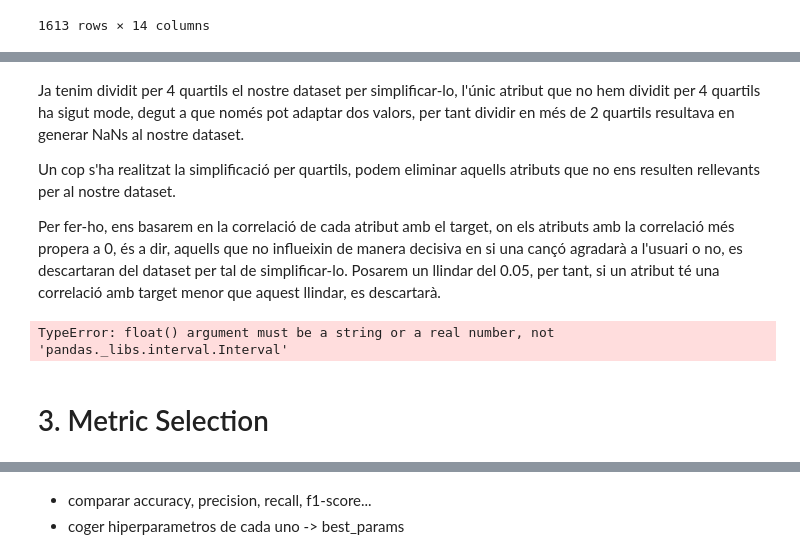
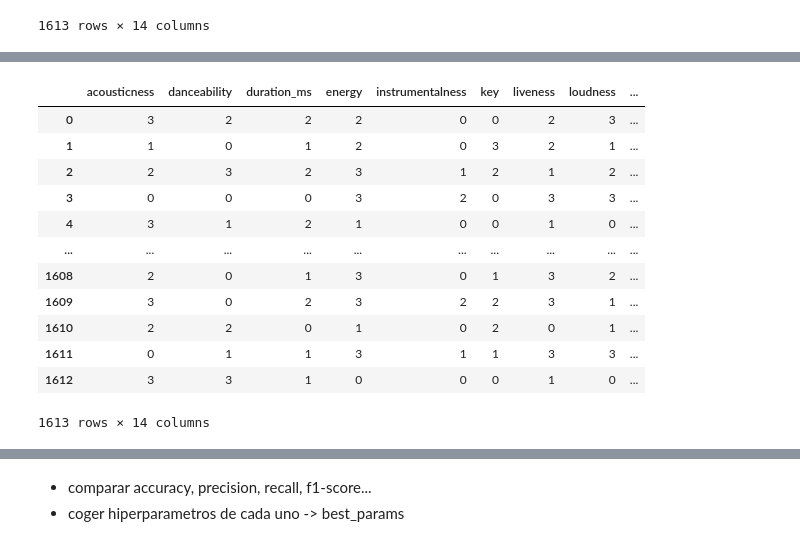
Before and after one commit to laranyeta/APC-Kaggle, a Jupyter notebook: APC_Kaggle_SpotifySongAttributes.ipynb, the cells around one changed output, grey strips where cells are left out. Saved outputs shown, nothing was run; the diff lists cells and outputs as text; code cells hidden in the pictures.

```diff
--- a/APC_Kaggle_SpotifySongAttributes.ipynb
+++ b/APC_Kaggle_SpotifySongAttributes.ipynb
@@ -246,0 +226,16 @@ X_train
+# %%
+nom_atributs = X_test.columns.tolist()
+
+columnes_no_normalitzar = ['mode', 'time_signature']
+
+columnes_a_normalitzar = [col for col in nom_atributs if col not in columnes_no_normalitzar]
+
+normalitzador = StandardScaler()
+
+X_train_normalizado = pd.DataFrame(normalitzador.fit_transform(X_train[columnes_a_normalitzar]), columns=columnes_a_normalitzar, index=X_train.index)
+X_test_normalizado = pd.DataFrame(normalitzador.transform(X_test[columnes_a_normalitzar]), columns=columnes_a_normalitzar, index=X_test.index)
+
+X_train = pd.concat([X_train_normalizado, X_train[columnes_no_normalitzar]], axis=1)
+X_test = pd.concat([X_test_normalizado, X_test[columnes_no_normalitzar]], axis=1)
+
+X_train
@@ -249,14 +260,0 @@ Ara que ja hem estandaritzat les dades, separarem per quartils, tant el train co
-# %%
-import numpy as np
-
-for atribut in X_train.columns:
-    if X_train[atribut].nunique() > 1 and atribut != 'mode':
-        bins = pd.qcut(X_train[atribut], q=4, duplicates='drop').unique()
-        bins = np.sort(bins)
-        X_train[atribut] = pd.cut(X_train[atribut], bins=bins, labels=False, include_lowest=True)
-
-for atribut in X_test.columns:
-    if X_test[atribut].nunique() > 1 and atribut != 'mode':
-        X_test[atribut] = pd.cut(X_test[atribut], bins=bins, labels=False, include_lowest=True)
-
-X_train
@@ -277,20 +261,29 @@ X_train
-# %% [markdown]
-Ja tenim dividit per 4 quartils el nostre dataset per simplificar-lo, l'únic atribut que no hem dividit per 4 quartils ha sigut mode, degut a que només pot adaptar dos valors, per tant dividir en més de 2 quartils resultava en generar NaNs al nostre dataset.
-
-Un cop s'ha realitzat la simplificació per quartils, podem eliminar aquells atributs que no ens resulten rellevants per al nostre dataset.
-
-Per fer-ho, ens basarem en la correlació de cada atribut amb el target, on els atributs amb la correlació més propera a 0, és a dir, aquells que no influeixin de manera decisiva en si una cançó agradarà a l'usuari o no, es descartaran del dataset per tal de simplificar-lo. Posarem un llindar del 0.05, per tant, si un atribut té una correlació amb target menor que aquest llindar, es descartarà.
-# %%
-correlacions = X_train.corr() #hay que arreglar que funcione con train
-X = correlacions.drop('target', axis=1)
-
-for atribut in X.columns:
-    if abs(correlacions.loc['target', atribut]) < 0.05:
-        X = X.drop(atribut, axis=0)
-        X = X.drop(atribut, axis=1)
-
-X
-# %% [output]
-TypeError: float() argument must be a string or a real number, not 'pandas._libs.interval.Interval'
-# %% [markdown]
-# 3. Metric Selection
+# %%
+columnes_excloure = ['mode', 'time_signature']
+
+variables_continues = X_train.columns.tolist()
+bins_dict={}
+for var in variables_continues:
+    if var not in columnes_excloure:
+        if X_train[var].nunique() > 1:
+            X_train[var], bins = pd.qcut(X_train[var], q=4, labels=False, duplicates='drop', retbins=True)
+            bins_dict[var]=bins
+            X_test[var] = pd.cut(X_test[var], bins=bins, labels=False, include_lowest=True)
+
+    X_train = X_train.sort_index()
+    X_test = X_test.sort_index()
+X_train
+# %% [output]
+|  | acousticness | danceability | duration_ms | energy | instrumentalness | key | liveness | loudness | ... |
+| 0 | 3 | 2 | 2 | 2 | 0 | 0 | 2 | 3 | ... |
+| 1 | 1 | 0 | 1 | 2 | 0 | 3 | 2 | 1 | ... |
+| 2 | 2 | 3 | 2 | 3 | 1 | 2 | 1 | 2 | ... |
+| 3 | 0 | 0 | 0 | 3 | 2 | 0 | 3 | 3 | ... |
+| 4 | 3 | 1 | 2 | 1 | 0 | 0 | 1 | 0 | ... |
+| ... | ... | ... | ... | ... | ... | ... | ... | ... | ... |
+| 1608 | 2 | 0 | 1 | 3 | 0 | 1 | 3 | 2 | ... |
+| 1609 | 3 | 0 | 2 | 3 | 2 | 2 | 3 | 1 | ... |
+| 1610 | 2 | 2 | 0 | 1 | 0 | 2 | 0 | 1 | ... |
+| 1611 | 0 | 1 | 1 | 3 | 1 | 1 | 3 | 3 | ... |
+| 1612 | 3 | 3 | 1 | 0 | 0 | 0 | 1 | 0 | ... |
+1613 rows × 14 columns
```
Also changed, not shown: parts of 13 cells of this notebook.
